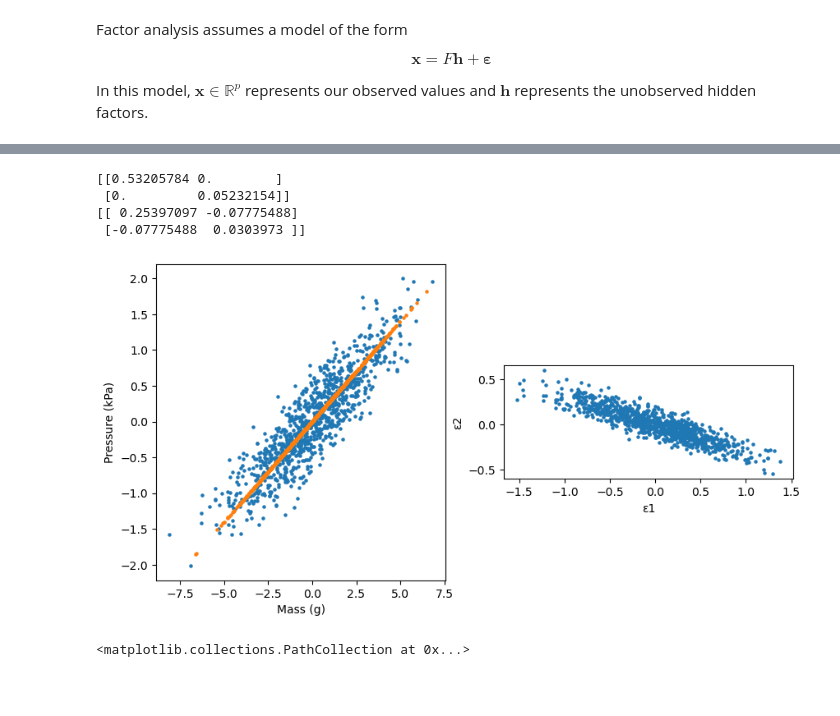
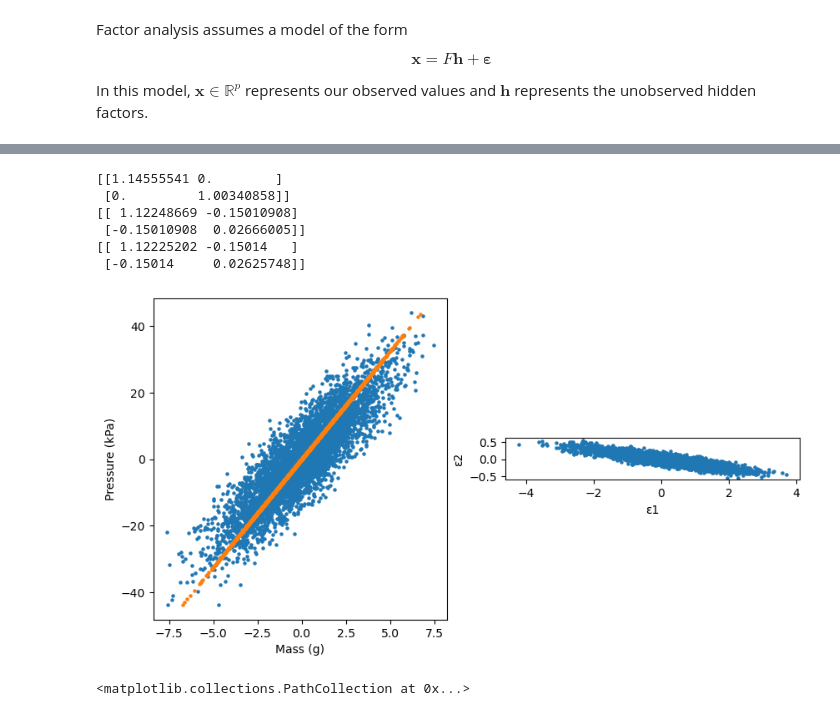
Before and after one commit to Stellenbosch-University-Process-Eng/M.Eng-Data-Analytics-General-Topics, a Jupyter notebook: notebooks/FactorAnalysis.ipynb, the cells around one changed output, grey strips where cells are left out. Drawn from its saved outputs; the diff is of its cells as text; code cells hidden in the pictures; blank space fills up the shorter version.

```diff
--- a/notebooks/FactorAnalysis.ipynb
+++ b/notebooks/FactorAnalysis.ipynb
@@ -21,7 +21,7 @@ R = 8.314   # J/(mol K), ideal gas constant
 T = 300     # K, temperature
 V = 0.1     # m^3, volume
 M = 4       # g/mol, molar mass of He
-N = 1000
+N = 5000
 
 # Generate the true values of molar amount n, mass m, and pressure p
 rng = np.random.default_rng(2)
@@ -85,39 +85,49 @@ Text(0, 0.5, 'ε2')
 # %%
 # Form the data matrix X
 X = np.concatenate((measured_m.reshape(-1,1), measured_P.reshape(-1,1)), axis = 1)
 X = X - np.mean(X, axis = 0)
-X[:,1] = X[:,1]/1
 
-FA = FactorAnalysis(n_components=1)
+FA = FactorAnalysis(n_components=1, tol = 1e-6, max_iter=  5000)
 FA.fit(X)
 F = FA.components_
 Ψ = np.array([[FA.noise_variance_[0], 0], [0, FA.noise_variance_[1]]])
 
-H = ( F @ np.linalg.inv(F.T @ F + Ψ) @ X.T ).T # Equivalent to H = FA.transform(X)
+#C = np.linalg.inv(F.T @ F + Ψ)
+C = np.linalg.inv(np.cov(X.T))
+H = ( F @ C @ X.T ).T # Equivalent to H = FA.transform(X)
 HF = H @ F
 ε = X - HF
 
 
 fig, ax = plt.subplots(1, 2, figsize = (10, 5))
 ax[0].scatter(X[:,0], X[:,1], s = 5)
 #ax[0].scatter(m - np.mean(m), P - np.mean(P), c = 'k', s = 5)
 ax[0].scatter(HF[:,0],HF[:,1], s = 5)
 ax[0].set_xlabel('Mass (g)')
 ax[0].set_ylabel('Pressure (kPa)')
 
 ax[1].scatter(ε[:,0], ε[:,1], s = 5)
 ax[1].set_xlabel('ε1')
 ax[1].set_ylabel('ε2')
 ax[1].set_aspect('equal')
 
 print(Ψ)
 print(ε.T @ ε / N )
+print(Ψ @ C @ Ψ)
+
+# In my opinion, the error covariance should be:
+#  Ψ - Ψ @ C @ Ψ
+# But instead, it is
+#  Ψ @ C @ Ψ
+# Why?
 # %% [output]
-[[0.53205784 0.        ]
- [0.         0.05232154]]
-[[ 0.25397097 -0.07775488]
- [-0.07775488  0.0303973 ]]
+[[1.14555541 0.        ]
+ [0.         1.00340858]]
+[[ 1.12248669 -0.15010908]
+ [-0.15010908  0.02666005]]
+[[ 1.12225202 -0.15014   ]
+ [-0.15014     0.02625748]]
-[figure, old version]
+[figure, new version]
 # %%
 # Parity plots
 fig, ax = plt.subplots(1, 2, figsize = (10, 5))
```
Also changed, not shown: parts of 3 cells of this notebook.
